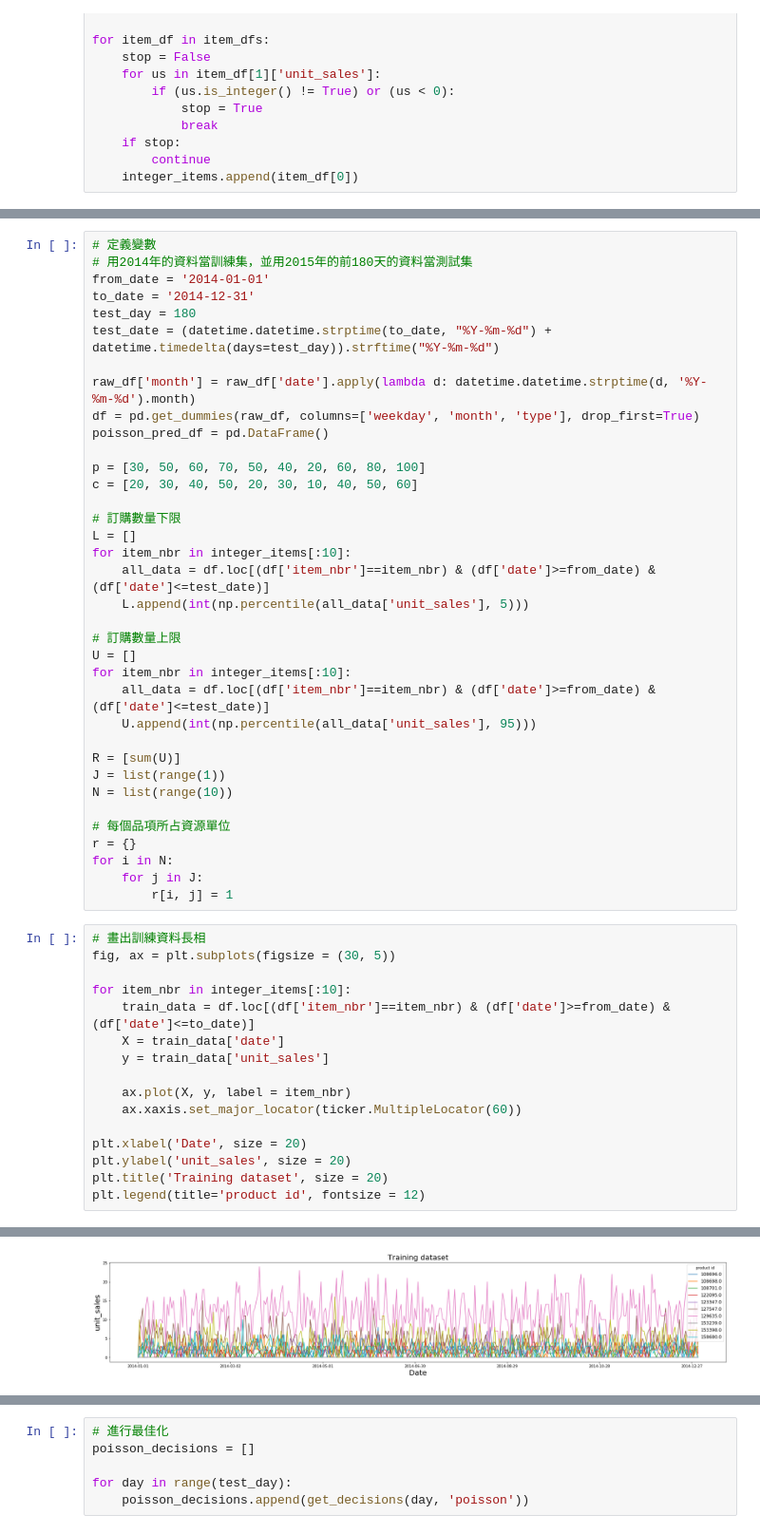
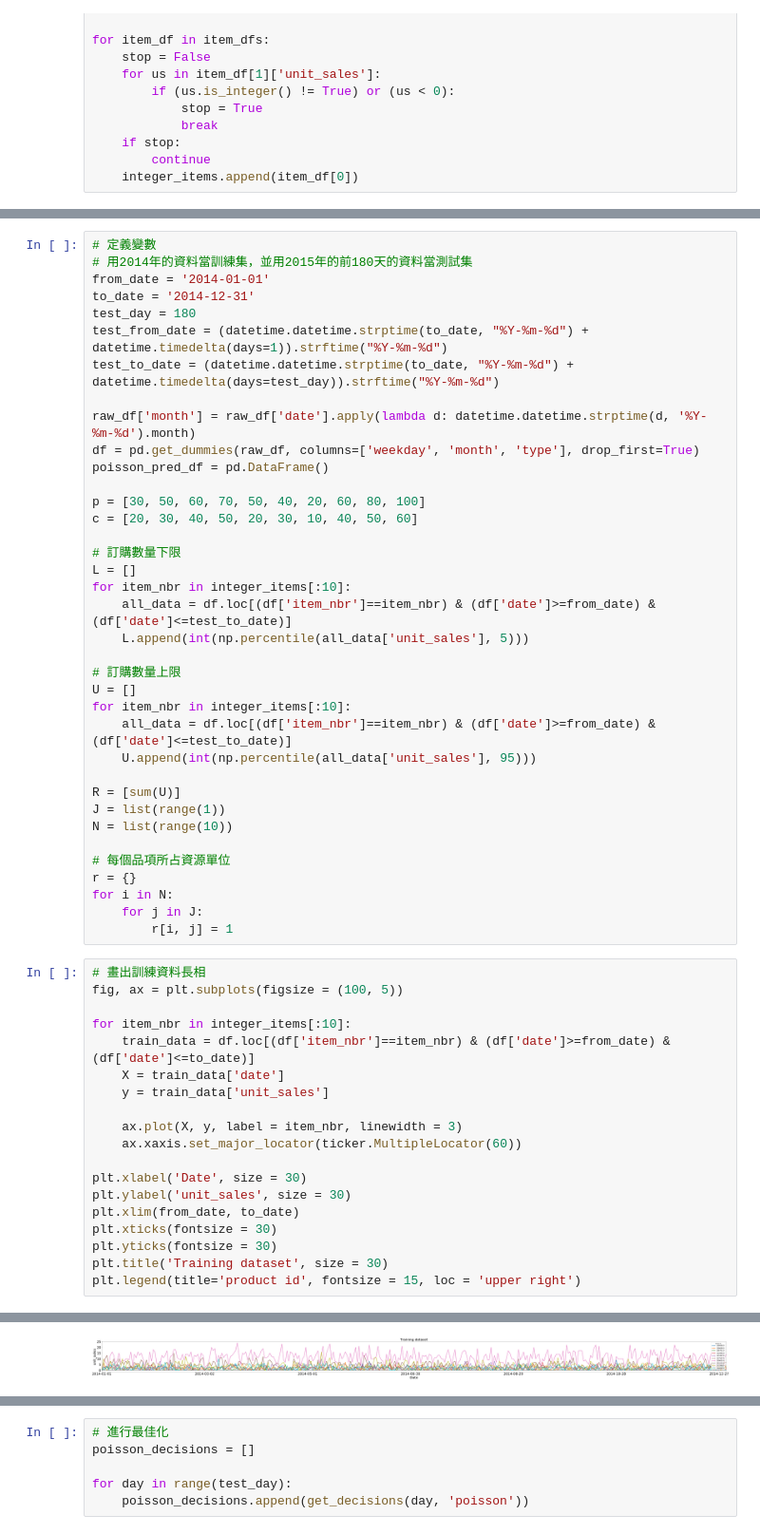
Before and after one commit to DETAILOL/Gurobi-MDN, a Jupyter notebook: 工研院_多品類鮮食聯合訂貨決策模型.ipynb, the cells around one changed output, grey strips where cells are left out. Shown at 95% size. Drawn from its saved outputs; the diff is of its cells as text.

Commit message:
optimize the time series plots

```diff
--- a/工研院_多品類鮮食聯合訂貨決策模型.ipynb
+++ b/工研院_多品類鮮食聯合訂貨決策模型.ipynb
@@ -146,7 +148,8 @@ def cal_mse(item_nbr, model):
 from_date = '2014-01-01'
 to_date = '2014-12-31'
 test_day = 180
-test_date = (datetime.datetime.strptime(to_date, "%Y-%m-%d") + datetime.timedelta(days=test_day)).strftime("%Y-%m-%d")
+test_from_date = (datetime.datetime.strptime(to_date, "%Y-%m-%d") + datetime.timedelta(days=1)).strftime("%Y-%m-%d")
+test_to_date = (datetime.datetime.strptime(to_date, "%Y-%m-%d") + datetime.timedelta(days=test_day)).strftime("%Y-%m-%d")
 
 raw_df['month'] = raw_df['date'].apply(lambda d: datetime.datetime.strptime(d, '%Y-%m-%d').month)
 df = pd.get_dummies(raw_df, columns=['weekday', 'month', 'type'], drop_first=True)
@@ -158,13 +161,13 @@ c = [20, 30, 40, 50, 20, 30, 10, 40, 50, 60]
 # 訂購數量下限
 L = []
 for item_nbr in integer_items[:10]:
-    all_data = df.loc[(df['item_nbr']==item_nbr) & (df['date']>=from_date) & (df['date']<=test_date)]
+    all_data = df.loc[(df['item_nbr']==item_nbr) & (df['date']>=from_date) & (df['date']<=test_to_date)]
     L.append(int(np.percentile(all_data['unit_sales'], 5)))
 
 # 訂購數量上限
 U = []
 for item_nbr in integer_items[:10]:
-    all_data = df.loc[(df['item_nbr']==item_nbr) & (df['date']>=from_date) & (df['date']<=test_date)]
+    all_data = df.loc[(df['item_nbr']==item_nbr) & (df['date']>=from_date) & (df['date']<=test_to_date)]
     U.append(int(np.percentile(all_data['unit_sales'], 95)))
 
 R = [sum(U)]
@@ -178,22 +181,25 @@ for i in N:
         r[i, j] = 1
 # %%
 # 畫出訓練資料長相
-fig, ax = plt.subplots(figsize = (30, 5))
+fig, ax = plt.subplots(figsize = (100, 5))
 
 for item_nbr in integer_items[:10]:
     train_data = df.loc[(df['item_nbr']==item_nbr) & (df['date']>=from_date) & (df['date']<=to_date)]
     X = train_data['date']
     y = train_data['unit_sales']
 
-    ax.plot(X, y, label = item_nbr)
+    ax.plot(X, y, label = item_nbr, linewidth = 3)
     ax.xaxis.set_major_locator(ticker.MultipleLocator(60))
 
-plt.xlabel('Date', size = 20)
-plt.ylabel('unit_sales', size = 20)
-plt.title('Training dataset', size = 20)
-plt.legend(title='product id', fontsize = 12)
+plt.xlabel('Date', size = 30)
+plt.ylabel('unit_sales', size = 30)
+plt.xlim(from_date, to_date)
+plt.xticks(fontsize = 30)
+plt.yticks(fontsize = 30)
+plt.title('Training dataset', size = 30)
+plt.legend(title='product id', fontsize = 15, loc = 'upper right')
 # %% [output]
 <matplotlib.legend.Legend at 0x...>
-[figure, old version]
+[figure, new version]
 # %%
 # 畫出測試資料長相
```
Also changed, not shown: parts of 5 cells of this notebook, 2 other files.
